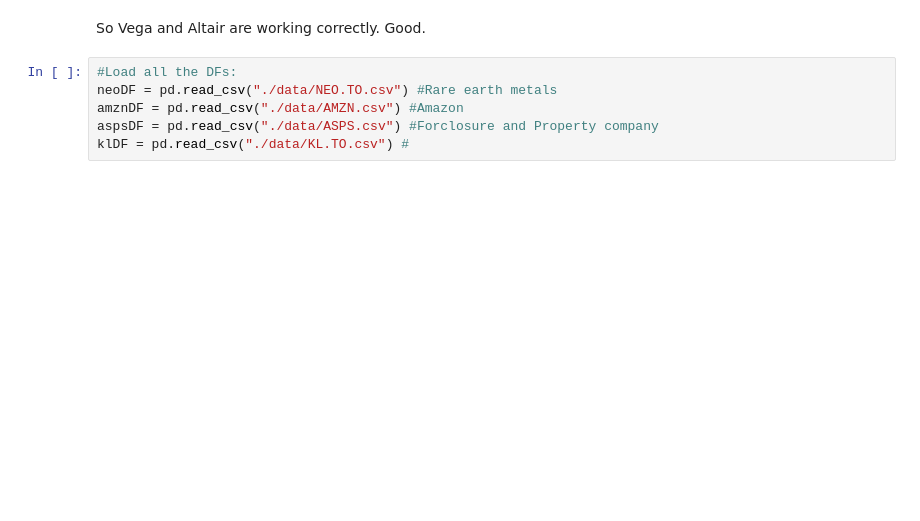
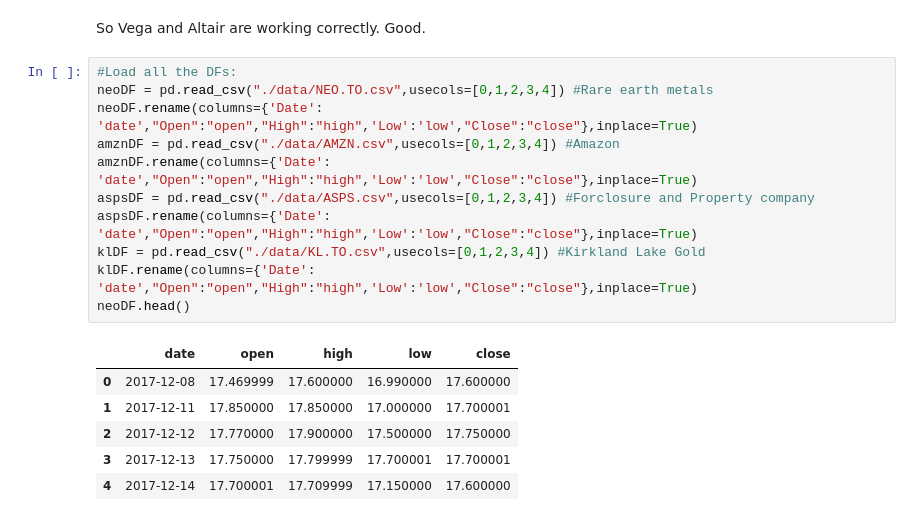
Before and after one commit to salbaroudi/Py3DSProject, a Jupyter notebook: Start.ipynb, the cells around one changed output. Saved outputs shown, nothing was run; the diff lists cells and outputs as text; blank space fills up the shorter version.

```diff
--- a/Start.ipynb
+++ b/Start.ipynb
@@ -65,10 +65,22 @@ RendererRegistry.enable('default')
 So Vega and Altair are working correctly. Good.
 # %%
 #Load all the DFs:
-neoDF = pd.read_csv("./data/NEO.TO.csv") #Rare earth metals
-amznDF = pd.read_csv("./data/AMZN.csv") #Amazon
-aspsDF = pd.read_csv("./data/ASPS.csv") #Forclosure and Property company
-klDF = pd.read_csv("./data/KL.TO.csv") #
+neoDF = pd.read_csv("./data/NEO.TO.csv",usecols=[0,1,2,3,4]) #Rare earth metals
+neoDF.rename(columns={'Date': 'date',"Open":"open","High":"high",'Low':'low',"Close":"close"},inplace=True)
+amznDF = pd.read_csv("./data/AMZN.csv",usecols=[0,1,2,3,4]) #Amazon
+amznDF.rename(columns={'Date': 'date',"Open":"open","High":"high",'Low':'low',"Close":"close"},inplace=True)
+aspsDF = pd.read_csv("./data/ASPS.csv",usecols=[0,1,2,3,4]) #Forclosure and Property company
+aspsDF.rename(columns={'Date': 'date',"Open":"open","High":"high",'Low':'low',"Close":"close"},inplace=True)
+klDF = pd.read_csv("./data/KL.TO.csv",usecols=[0,1,2,3,4]) #Kirkland Lake Gold
+klDF.rename(columns={'Date': 'date',"Open":"open","High":"high",'Low':'low',"Close":"close"},inplace=True)
+neoDF.head()
+# %% [output]
+|  | date | open | high | low | close |
+| 0 | 2017-12-08 | 17.469999 | 17.600000 | 16.990000 | 17.600000 |
+| 1 | 2017-12-11 | 17.850000 | 17.850000 | 17.000000 | 17.700001 |
+| 2 | 2017-12-12 | 17.770000 | 17.900000 | 17.500000 | 17.750000 |
+| 3 | 2017-12-13 | 17.750000 | 17.799999 | 17.700001 | 17.700001 |
+| 4 | 2017-12-14 | 17.700001 | 17.709999 | 17.150000 | 17.600000 |
 # %%
 #Let's make an example of a bar chart, using a subset of data.
 #We have boiled down the DF to the bare minimum. Now we can make a function with this code, and start exploring
```
Also changed, not shown: parts of 4 cells of this notebook.
